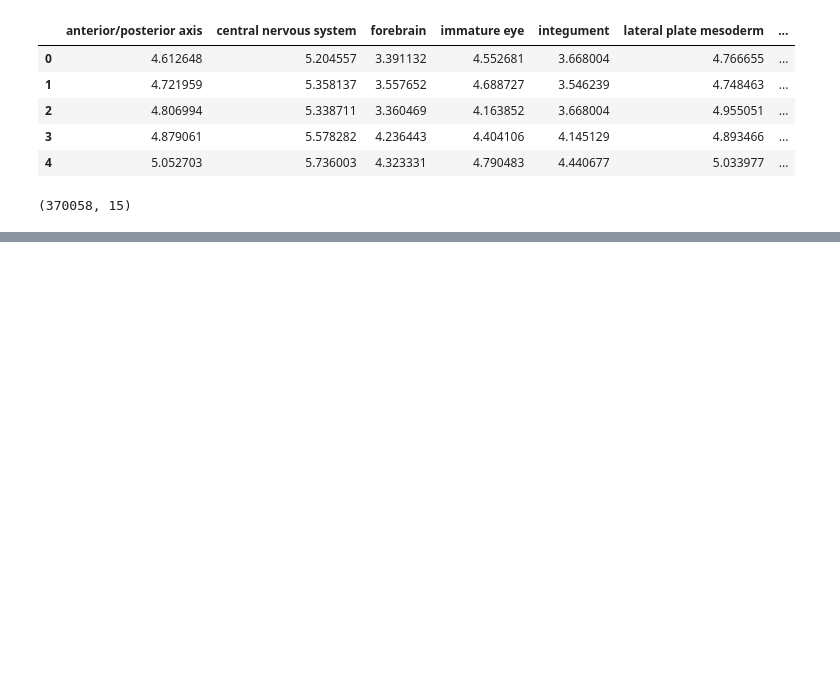
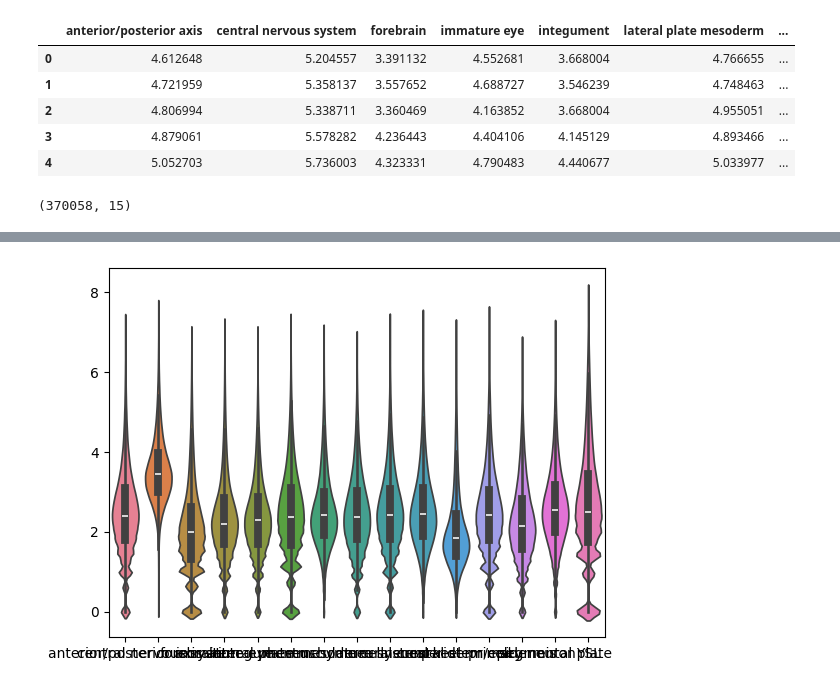
Before and after one commit to victornemenike/neural-crest-deep-learning, a Jupyter notebook: notebooks/atac_seq_analysis.ipynb, the cells around one changed output, grey strips where cells are left out. Cells and saved outputs as stored; diff of their text form; code cells hidden in the pictures; blank space fills up the shorter version.

```diff
--- a/notebooks/atac_seq_analysis.ipynb
+++ b/notebooks/atac_seq_analysis.ipynb
@@ -17,0 +66,4 @@ data.shape
+# %%
+_ = sns.violinplot(data)
+# %% [output]
+[figure, added]
```
Also changed, not shown: parts of 5 cells of this notebook, 2 other files.
